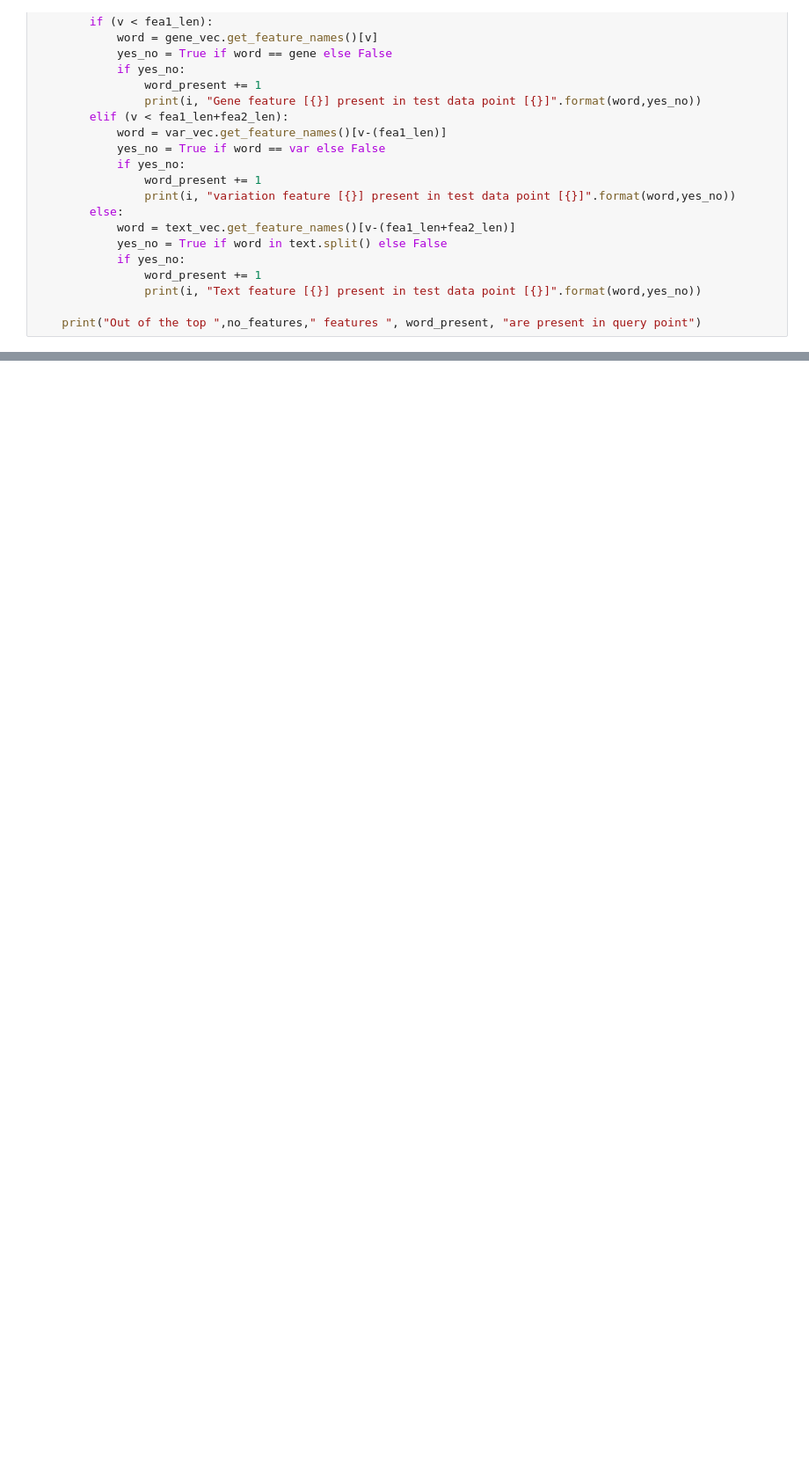
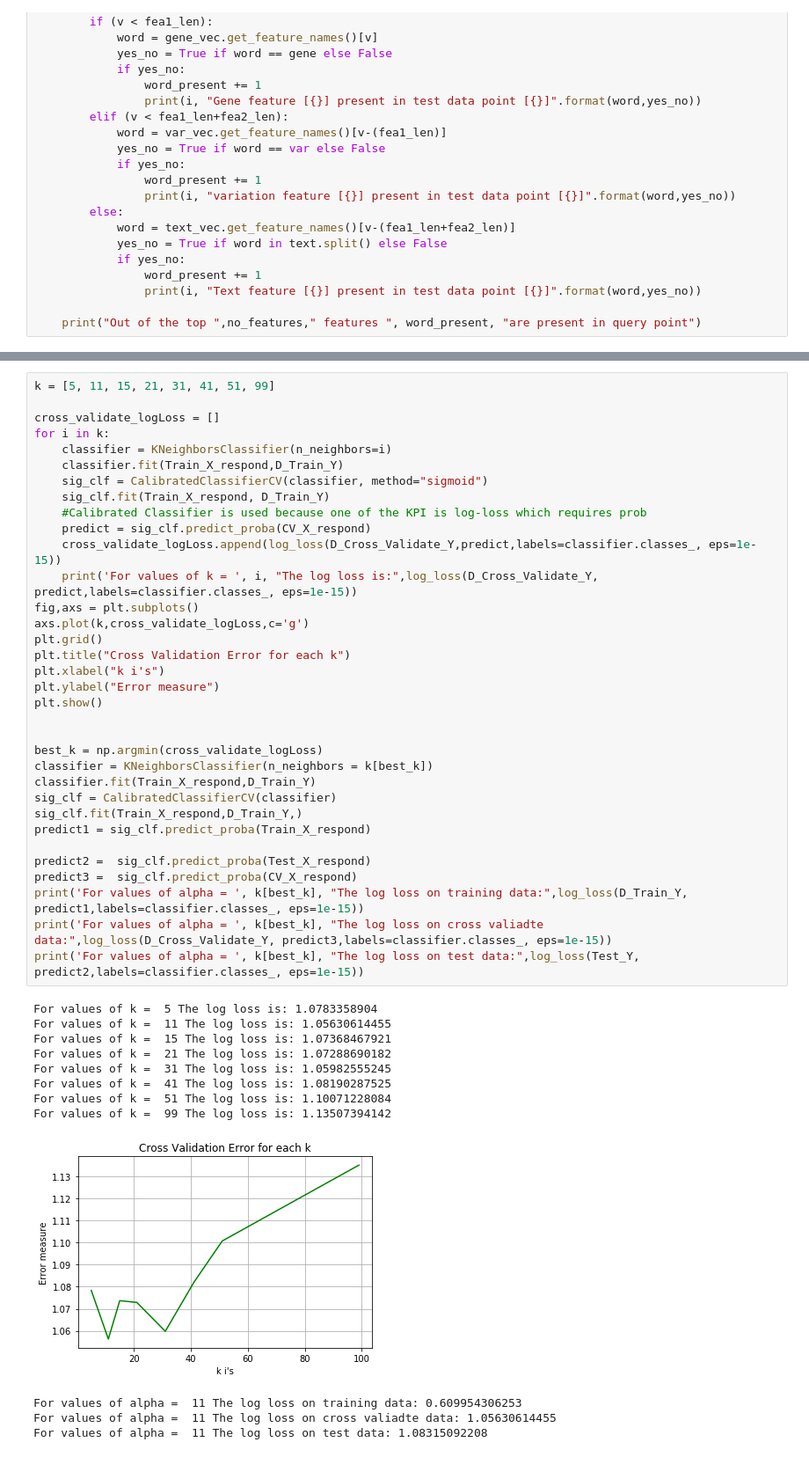
Before and after one commit to mehrayogesh208/Personalized-Cancer-Diagnosis, a Jupyter notebook: Personalized Cancer Diagnosis.ipynb, the cells around one changed output, grey strips where cells are left out. Shown at 88% size. Saved outputs shown, nothing was run; the diff lists cells and outputs as text; blank space fills up the shorter version.

Commit message:
Trained K NN

```diff
--- a/Personalized Cancer Diagnosis.ipynb
+++ b/Personalized Cancer Diagnosis.ipynb
@@ -801,0 +805,47 @@ Out of the top  200  features  108 are present in query point
+# %%
+k = [5, 11, 15, 21, 31, 41, 51, 99]
+
+cross_validate_logLoss = []
+for i in k:
+    classifier = KNeighborsClassifier(n_neighbors=i)
+    classifier.fit(Train_X_respond,D_Train_Y)
+    sig_clf = CalibratedClassifierCV(classifier, method="sigmoid")
+    sig_clf.fit(Train_X_respond, D_Train_Y)
+    #Calibrated Classifier is used because one of the KPI is log-loss which requires prob
+    predict = sig_clf.predict_proba(CV_X_respond)
+    cross_validate_logLoss.append(log_loss(D_Cross_Validate_Y,predict,labels=classifier.classes_, eps=1e-15))
+    print('For values of k = ', i, "The log loss is:",log_loss(D_Cross_Validate_Y, predict,labels=classifier.classes_, eps=1e-15))
+fig,axs = plt.subplots()
+axs.plot(k,cross_validate_logLoss,c='g')
+plt.grid()
+plt.title("Cross Validation Error for each k")
+plt.xlabel("k i's")
+plt.ylabel("Error measure")
+plt.show()
+
+
+best_k = np.argmin(cross_validate_logLoss)
+classifier = KNeighborsClassifier(n_neighbors = k[best_k])
+classifier.fit(Train_X_respond,D_Train_Y)
+sig_clf = CalibratedClassifierCV(classifier)
+sig_clf.fit(Train_X_respond,D_Train_Y,)
+predict1 = sig_clf.predict_proba(Train_X_respond)
+
+predict2 =  sig_clf.predict_proba(Test_X_respond)
+predict3 =  sig_clf.predict_proba(CV_X_respond)
+print('For values of alpha = ', k[best_k], "The log loss on training data:",log_loss(D_Train_Y, predict1,labels=classifier.classes_, eps=1e-15))
+print('For values of alpha = ', k[best_k], "The log loss on cross valiadte data:",log_loss(D_Cross_Validate_Y, predict3,labels=classifier.classes_, eps=1e-15))
+print('For values of alpha = ', k[best_k], "The log loss on test data:",log_loss(Test_Y, predict2,labels=classifier.classes_, eps=1e-15))
+# %% [output]
+For values of k =  5 The log loss is: 1.0783358904
+For values of k =  11 The log loss is: 1.05630614455
+For values of k =  15 The log loss is: 1.07368467921
+For values of k =  21 The log loss is: 1.07288690182
+For values of k =  31 The log loss is: 1.05982555245
+For values of k =  41 The log loss is: 1.08190287525
+For values of k =  51 The log loss is: 1.10071228084
+For values of k =  99 The log loss is: 1.13507394142
+[figure, added]
+For values of alpha =  11 The log loss on training data: 0.609954306253
+For values of alpha =  11 The log loss on cross valiadte data: 1.05630614455
+For values of alpha =  11 The log loss on test data: 1.08315092208
```
Also changed, not shown: parts of 22 cells of this notebook.
